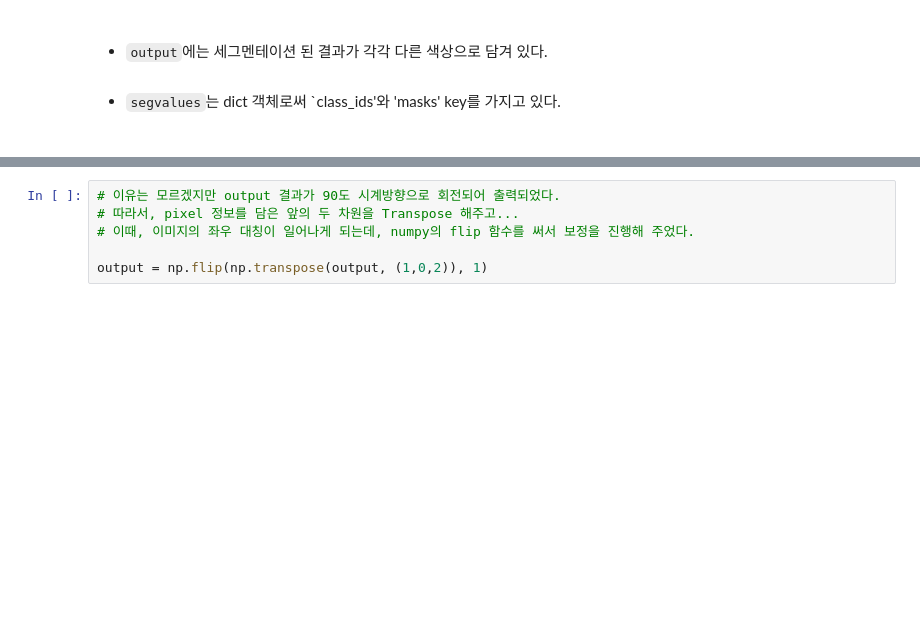
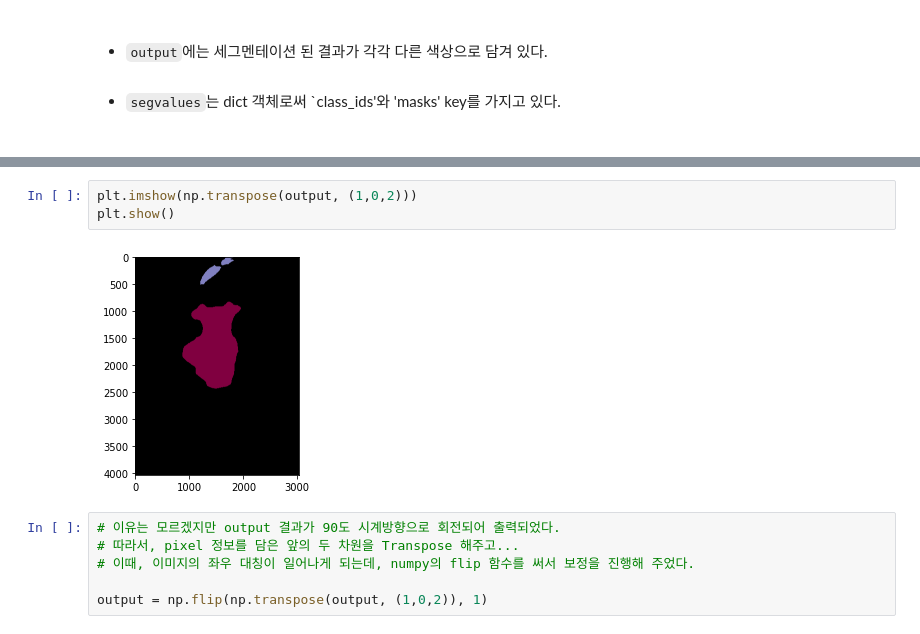
Before and after one commit to AnneBro/AIFFEL_Exploration, a Jupyter notebook: Ex10/[E-10] Project.ipynb, the cells around one changed output, grey strips where cells are left out. Saved outputs shown, nothing was run; the diff lists cells and outputs as text; blank space fills up the shorter version.

```diff
--- a/Ex10/[E-10] Project.ipynb
+++ b/Ex10/[E-10] Project.ipynb
@@ -139,3 +149,8 @@ segvalues, output = model.segmentAsPascalvoc(jay_img_path)
+# %%
+plt.imshow(np.transpose(output, (1,0,2)))
+plt.show()
+# %% [output]
+[figure, added]
 # %%
 # 이유는 모르겠지만 output 결과가 90도 시계방향으로 회전되어 출력되었다.
 # 따라서, pixel 정보를 담은 앞의 두 차원을 Transpose 해주고...
```
Also changed, not shown: parts of 43 cells of this notebook, 3 other files.
